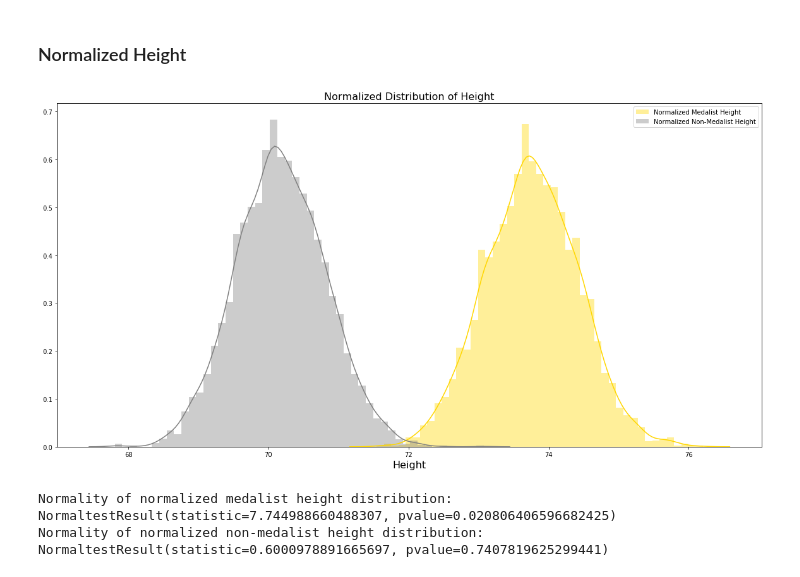
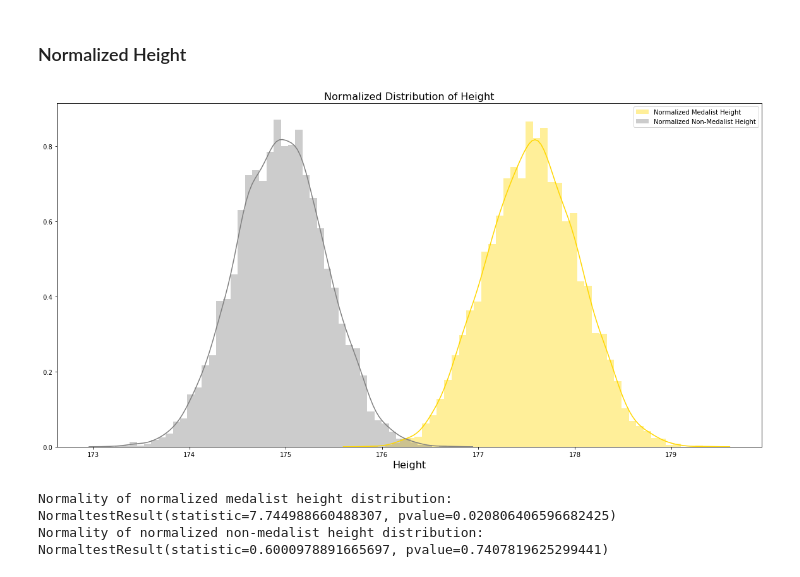
Before and after one commit to huntersapienza/Modern-Olympic-Games-Data-Analysis, a Jupyter notebook: Olympic Medalists.ipynb, the cells around one changed output. Drawn from its saved outputs; the diff is of its cells as text; code cells hidden in the pictures.

```diff
--- a/Olympic Medalists.ipynb
+++ b/Olympic Medalists.ipynb
@@ -228,14 +228,14 @@ Ttest_indResult(statistic=78.75933402153053, pvalue=0.0)
 ### Normalized Height
 # %%
 plt.figure(figsize=(20, 10))
-sns.distplot(norm_medalist_weight, label='Normalized Medalist Height', color='gold')
-sns.distplot(norm_nonmedalist_weight, label='Normalized Non-Medalist Height', color='gray')
+sns.distplot(norm_medalist_height, label='Normalized Medalist Height', color='gold')
+sns.distplot(norm_nonmedalist_height, label='Normalized Non-Medalist Height', color='gray')
 plt.title('Normalized Distribution of Height', fontsize=16)
 plt.xlabel('Height', fontsize=16)
 plt.legend()
 plt.show()
 # %% [output]
-[figure, old version]
+[figure, new version]
 # %%
 print('Normality of normalized medalist height distribution: ', stats.normaltest(norm_medalist_height))
 print('Normality of normalized non-medalist height distribution: ', stats.normaltest(norm_nonmedalist_height))
```
Also changed, not shown: parts of 4 cells of this notebook, 1 other file.
